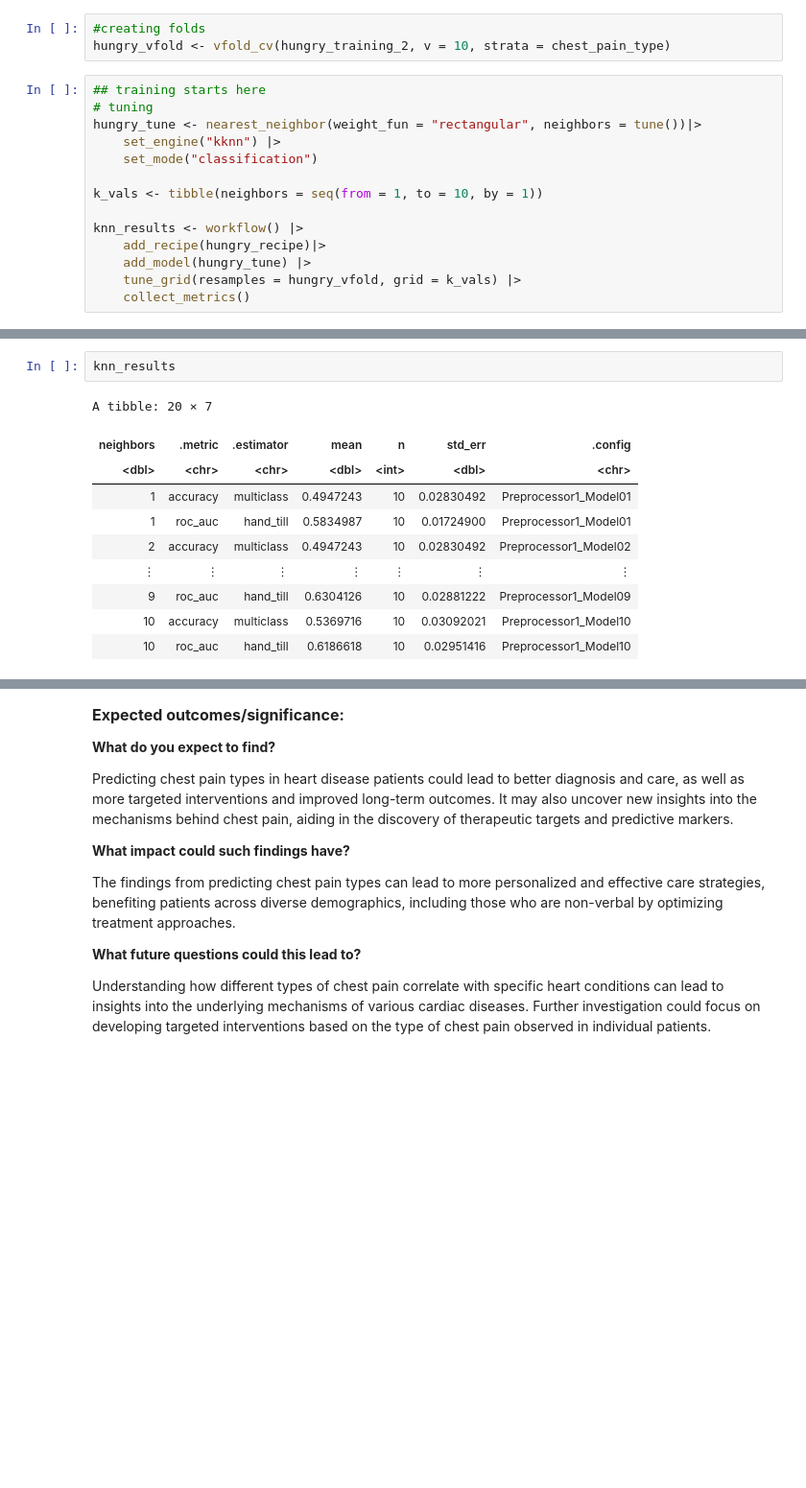
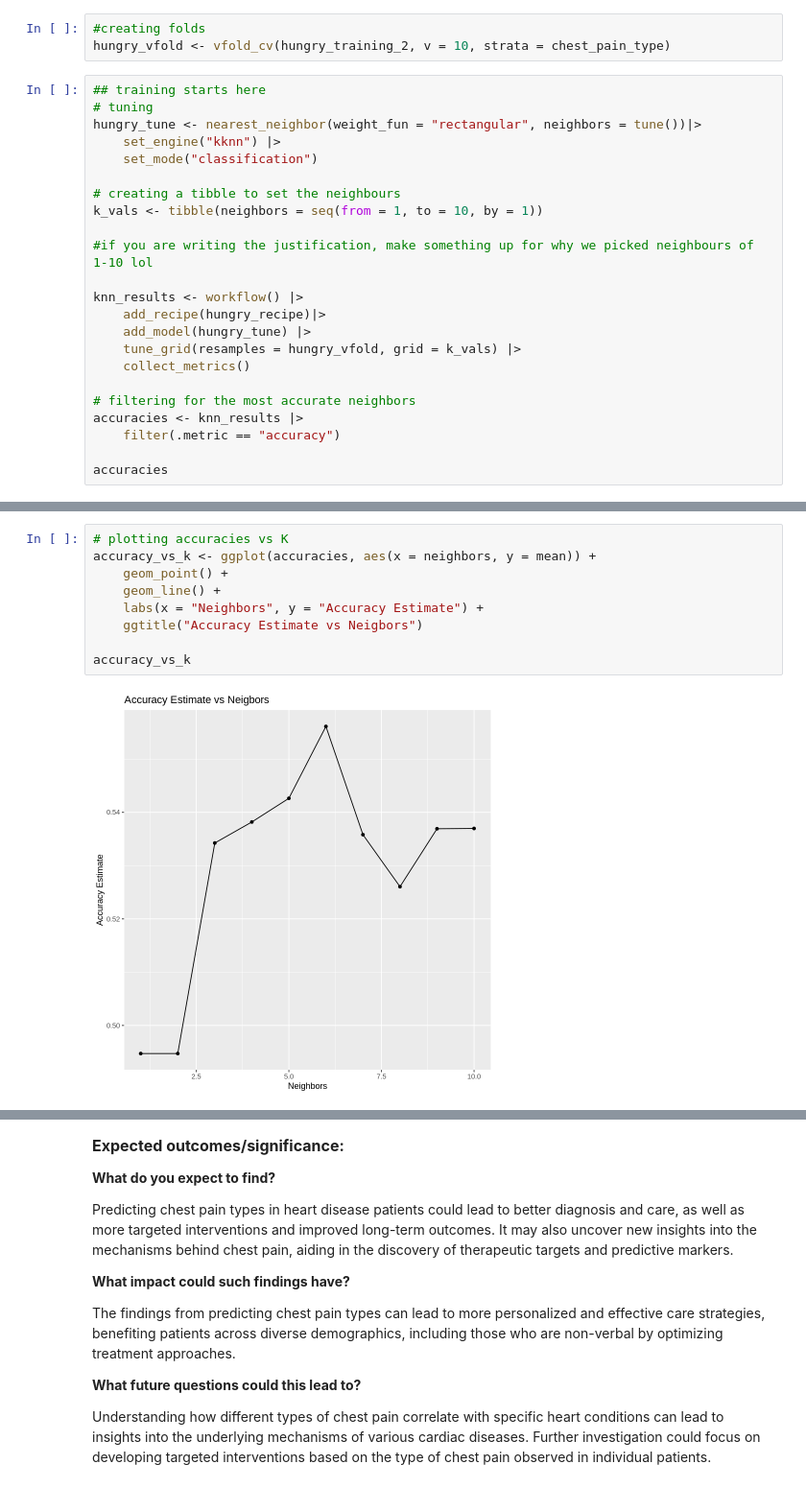
Before and after one commit to Kalpashree10/Group-Project, a Jupyter notebook: ProjectMain.ipynb, the cells around one changed output, grey strips where cells are left out. Shown at 96% size. Cells and saved outputs as stored; diff of their text form; blank space fills up the shorter version.

```diff
--- a/ProjectMain.ipynb
+++ b/ProjectMain.ipynb
@@ -214,13 +214,22 @@ hungry_tune <- nearest_neighbor(weight_fun = "rectangular", neighbors = tune())|
     set_engine("kknn") |>
     set_mode("classification")
 
+# creating a tibble to set the neighbours
 k_vals <- tibble(neighbors = seq(from = 1, to = 10, by = 1))
+
+#if you are writing the justification, make something up for why we picked neighbours of 1-10 lol
 
 knn_results <- workflow() |>
     add_recipe(hungry_recipe)|>
     add_model(hungry_tune) |>
     tune_grid(resamples = hungry_vfold, grid = k_vals) |>
     collect_metrics()
+
+# filtering for the most accurate neighbors
+accuracies <- knn_results |>
+    filter(.metric == "accuracy")
+
+accuracies
 # %% [output]
 → A | warning: No observations were detected in `truth` for level(s): '1'
                Computation will proceed by ignoring those levels.
@@ -233,13 +252,11 @@ There were issues with some computations   A: x4
 # %%
-knn_results
+# plotting accuracies vs K
+accuracy_vs_k <- ggplot(accuracies, aes(x = neighbors, y = mean)) +
+    geom_point() +
+    geom_line() +
+    labs(x = "Neighbors", y = "Accuracy Estimate") +
+    ggtitle("Accuracy Estimate vs Neigbors")
+
+accuracy_vs_k
 # %% [output]
-A tibble: 20 × 7
-| neighbors | .metric | .estimator | mean | n | std_err | .config |
-| <dbl> | <chr> | <chr> | <dbl> | <int> | <dbl> | <chr> |
-| 1 | accuracy | multiclass | 0.4947243 | 10 | 0.02830492 | Preprocessor1_Model01 |
-| 1 | roc_auc | hand_till | 0.5834987 | 10 | 0.01724900 | Preprocessor1_Model01 |
-| 2 | accuracy | multiclass | 0.4947243 | 10 | 0.02830492 | Preprocessor1_Model02 |
-| ⋮ | ⋮ | ⋮ | ⋮ | ⋮ | ⋮ | ⋮ |
-| 9 | roc_auc | hand_till | 0.6304126 | 10 | 0.02881222 | Preprocessor1_Model09 |
-| 10 | accuracy | multiclass | 0.5369716 | 10 | 0.03092021 | Preprocessor1_Model10 |
-| 10 | roc_auc | hand_till | 0.6186618 | 10 | 0.02951416 | Preprocessor1_Model10 |
+[figure, added]
```
Also changed, not shown: parts of 4 cells of this notebook.
